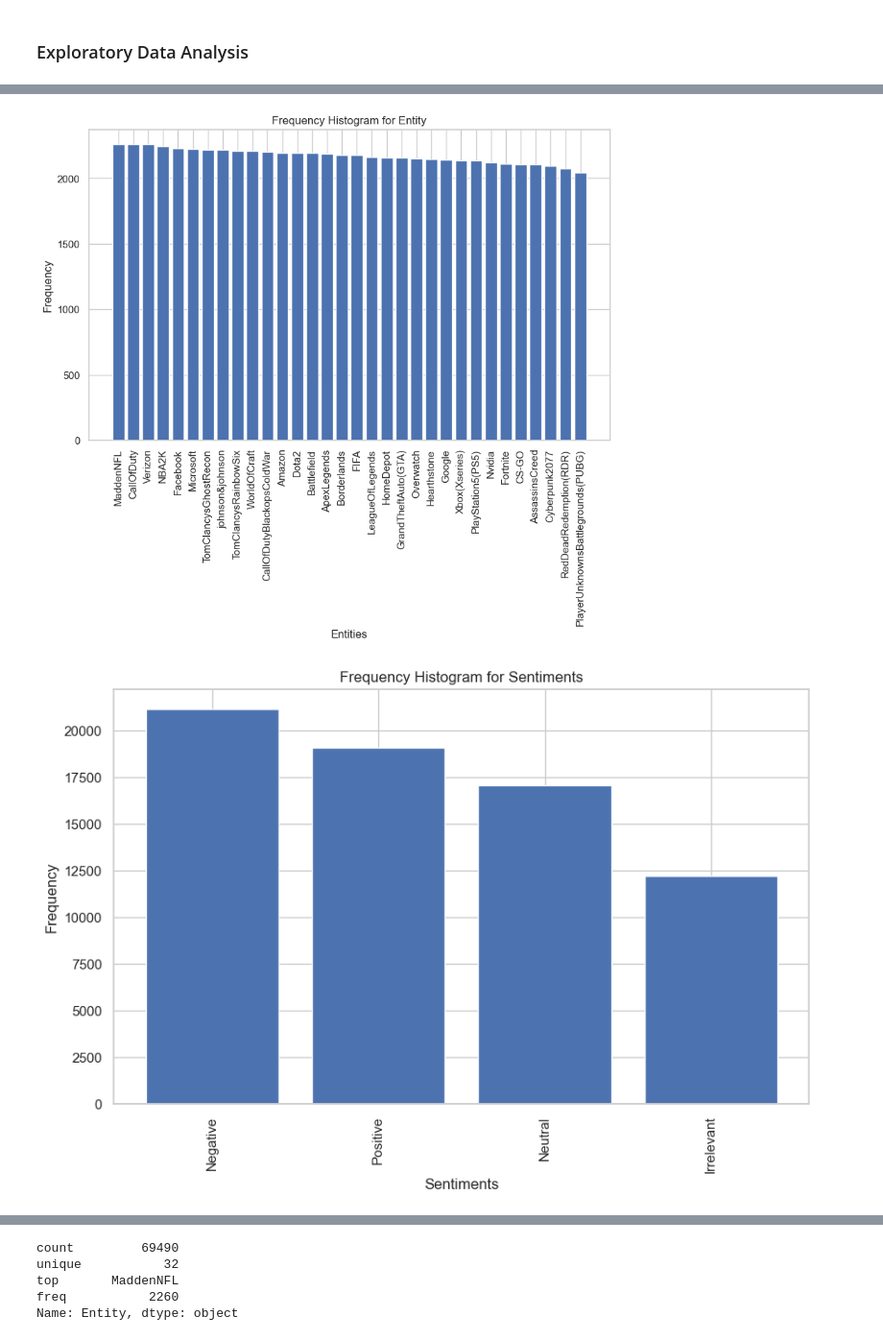
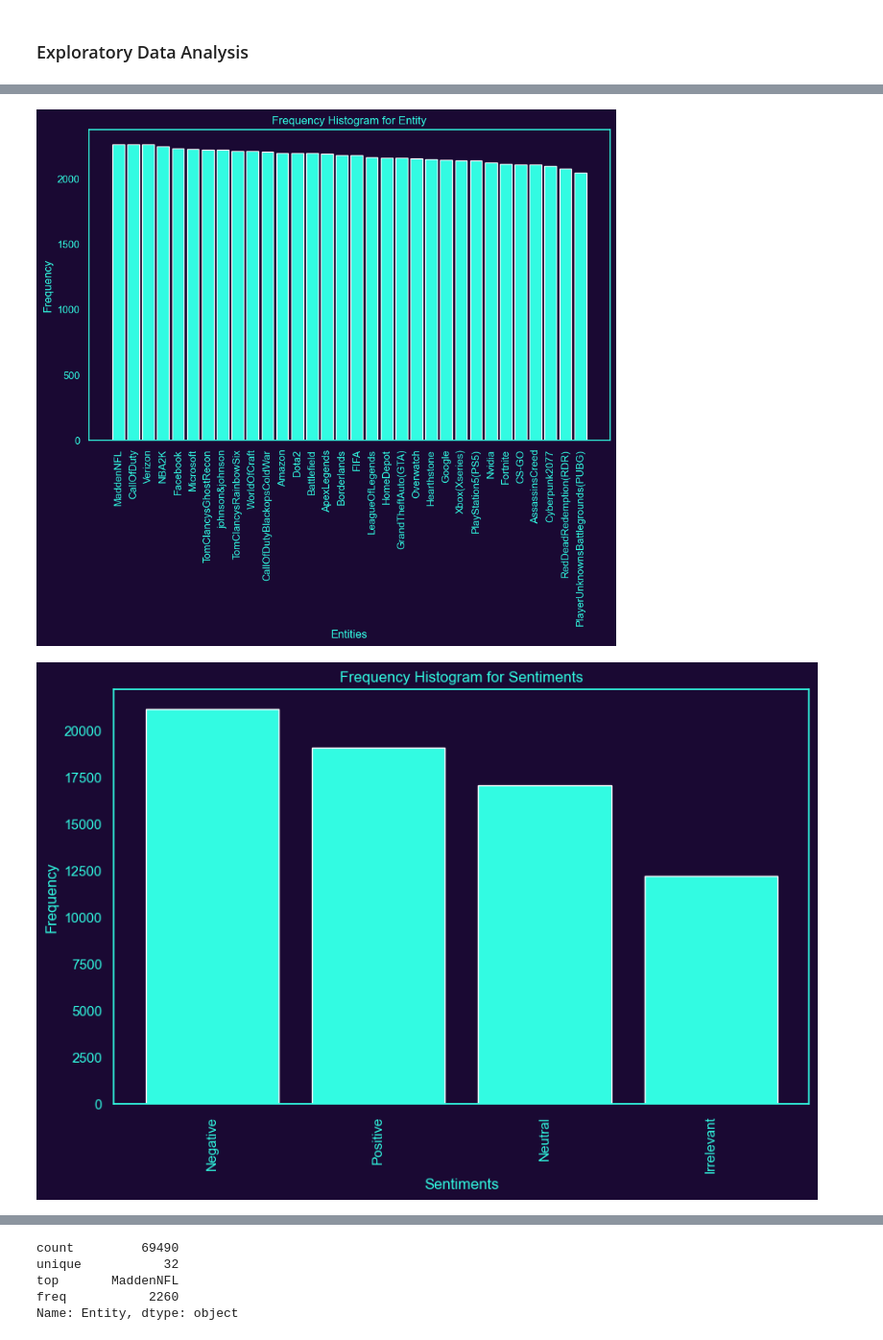
Before and after one commit to MSalmanAliKhan/Data-Science-Projects, a Jupyter notebook: Twitter-Sentiment-Analysis(SQL+Python)/Twitter Sentiment Analysis.ipynb, the cells around one changed output, grey strips where cells are left out. Shown at 96% size. Saved outputs shown, nothing was run; the diff lists cells and outputs as text; code cells hidden in the pictures.

```diff
--- a/Twitter-Sentiment-Analysis(SQL+Python)/Twitter Sentiment Analysis.ipynb
+++ b/Twitter-Sentiment-Analysis(SQL+Python)/Twitter Sentiment Analysis.ipynb
@@ -362,35 +417,65 @@ plt.show()  # Display the plot
 # %%
-# To study entity distribution using a histogram
+# Set the figure background color
+fig, ax = plt.subplots(figsize=(10, 6))
+fig.patch.set_facecolor((26/255, 9/255, 51/255))
 
-# To count the frequency of each unique value in the Entity column
+# Create a bar chart histogram with custom colors
 value_counts = Tweet_Train_Clean['Entity'].value_counts()
+bars = ax.bar(value_counts.index, value_counts.values, color=(50/255, 251/255, 226/255))
 
-# To create a bar chart histogram of the value frequencies
-plt.figure(figsize=(10, 6))  # To adjust the figure size as needed
-plt.bar(value_counts.index, value_counts.values)
-plt.xlabel('Entities')
-plt.ylabel('Frequency')
-plt.title(f'Frequency Histogram for Entity')
-plt.xticks(rotation=90)  # To rotate x-axis labels for better readability if necessary
+# Set the title and axis labels color
+title_color = (50/255, 251/255, 226/255)
+ax.set_title(f'Frequency Histogram for Entity', color=title_color)
+ax.set_xlabel('Entities', color=title_color)
+ax.set_ylabel('Frequency', color=title_color)
+
+# Set the tick colors and remove grid lines
+ax.tick_params(axis='both', colors=title_color)
+ax.xaxis.grid(False)
+ax.yaxis.grid(False)
+
+# Set the border color to match the title color
+ax.spines['bottom'].set_color((50/255, 251/255, 226/255))
+ax.spines['top'].set_color((50/255, 251/255, 226/255))
+ax.spines['right'].set_color((50/255, 251/255, 226/255))
+ax.spines['left'].set_color((50/255, 251/255, 226/255))
+
+# Rotate x-axis labels for better readability
+plt.xticks(rotation=90)
 
 plt.show()
 # %% [output]
-[figure, old version]
+[figure, new version]
 # %%
-# To study sentiment distribution using a histogram
+# Set the figure background color
+fig, ax = plt.subplots(figsize=(10, 6))
+fig.patch.set_facecolor((26/255, 9/255, 51/255))
 
-# To count the frequency of each unique value in the Sentiment column
+# Create a bar chart histogram with custom colors
 value_counts = Tweet_Train_Clean['Sentiment'].value_counts()
+bars = ax.bar(value_counts.index, value_counts.values, color=(50/255, 251/255, 226/255))
 
-# To create a bar chart histogram of the value frequencies
-plt.figure(figsize=(10, 6))  # To adjust the figure size as needed
-plt.bar(value_counts.index, value_counts.values)
-plt.xlabel('Sentiments')
-plt.ylabel('Frequency')
-plt.title(f'Frequency Histogram for Sentiments')
-plt.xticks(rotation=90)  # To rotate x-axis labels for better readability if necessary
+# Set the title and axis labels color
+title_color = (50/255, 251/255, 226/255)
+ax.set_title(f'Frequency Histogram for Sentiments', color=title_color)
+ax.set_xlabel('Sentiments', color=title_color)
+ax.set_ylabel('Frequency', color=title_color)
+
+# Set the tick colors and remove grid lines
+ax.tick_params(axis='both', colors=title_color)
+ax.xaxis.grid(False)
+ax.yaxis.grid(False)
+
+# Set the border color to match the title color
+ax.spines['bottom'].set_color((50/255, 251/255, 226/255))
+ax.spines['top'].set_color((50/255, 251/255, 226/255))
+ax.spines['right'].set_color((50/255, 251/255, 226/255))
+ax.spines['left'].set_color((50/255, 251/255, 226/255))
+
+# Rotate x-axis labels for better readability
+plt.xticks(rotation=90)
 
 plt.show()
 # %% [output]
-[figure, old version]
+[figure, new version]
 # %%
```
Also changed, not shown: parts of 7 cells of this notebook.
